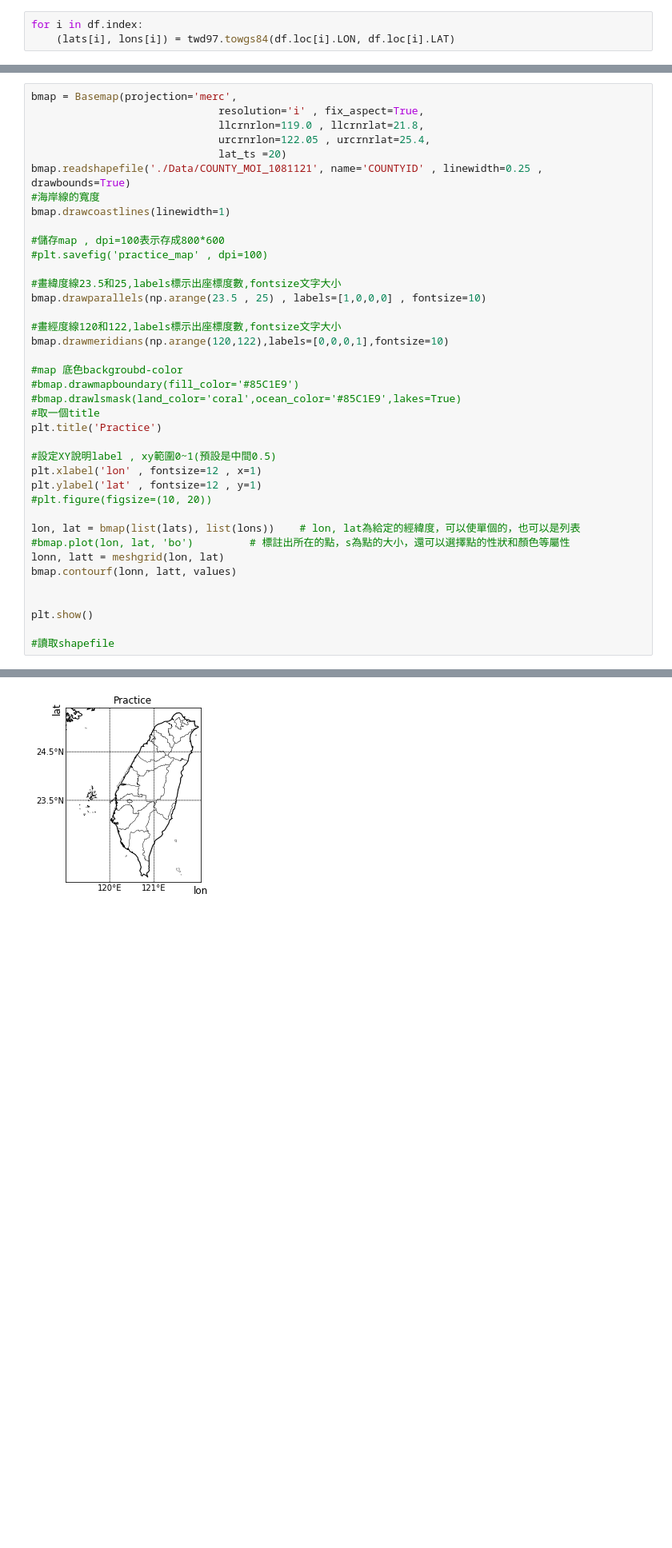
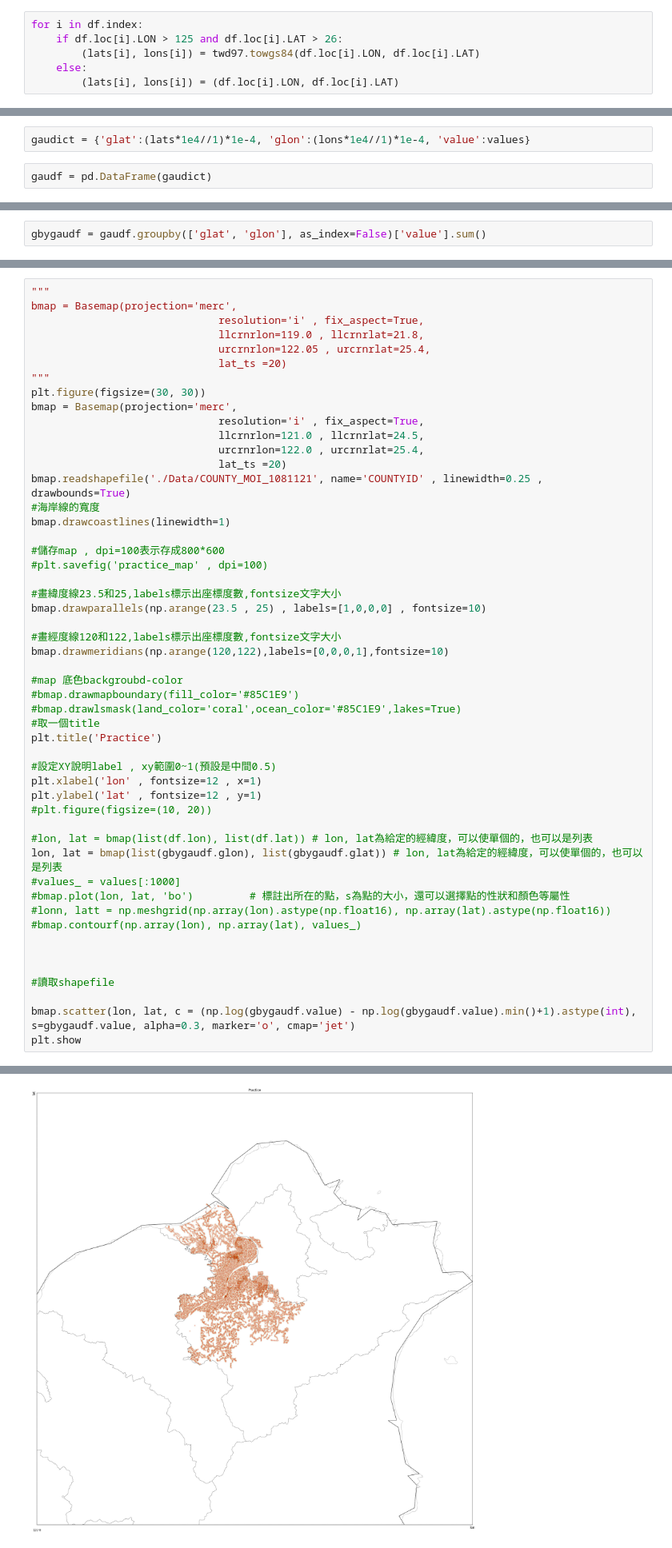
Before and after one commit to qa276390/RIFA, a Jupyter notebook: BaseMap.ipynb, the cells around one changed output, grey strips where cells are left out. Shown at 80% size. Drawn from its saved outputs; the diff is of its cells as text; blank space fills up the shorter version.

```diff
--- a/BaseMap.ipynb
+++ b/BaseMap.ipynb
@@ -35,7 +35,10 @@ lats = np.ones(len(df))
 lons = np.ones(len(df))
 # %%
 for i in df.index:
-    (lats[i], lons[i]) = twd97.towgs84(df.loc[i].LON, df.loc[i].LAT)
+    if df.loc[i].LON > 125 and df.loc[i].LAT > 26:
+        (lats[i], lons[i]) = twd97.towgs84(df.loc[i].LON, df.loc[i].LAT)
+    else:
+        (lats[i], lons[i]) = (df.loc[i].LON, df.loc[i].LAT)
 # %%
 df.lat = lats
 df.lon = lons
@@ -136,0 +155,4 @@ for i in range(len(df)):
+# %%
+gaudict = {'glat':(lats*1e4//1)*1e-4, 'glon':(lons*1e4//1)*1e-4, 'value':values}
+# %%
+gaudf = pd.DataFrame(gaudict)
@@ -137,12 +174,22 @@ for i in range(len(df)):
+# %%
+gbygaudf = gaudf.groupby(['glat', 'glon'], as_index=False)['value'].sum()
 # %%
 import os
 os.environ['PROJ_LIB'] = '/home/tsai/anaconda3/envs/RIFA/share/proj'
 from mpl_toolkits.basemap import Basemap
 # %%
+"""
 bmap = Basemap(projection='merc',
                               resolution='i' , fix_aspect=True,
                               llcrnrlon=119.0 , llcrnrlat=21.8,
                               urcrnrlon=122.05 , urcrnrlat=25.4,
+                              lat_ts =20)
+"""
+plt.figure(figsize=(30, 30))
+bmap = Basemap(projection='merc',
+                              resolution='i' , fix_aspect=True,
+                              llcrnrlon=121.0 , llcrnrlat=24.5,
+                              urcrnrlon=122.0 , urcrnrlat=25.4,
                               lat_ts =20)
 bmap.readshapefile('./Data/COUNTY_MOI_1081121', name='COUNTYID' , linewidth=0.25 , drawbounds=True)
 #海岸線的寬度
@@ -168,14 +215,18 @@ plt.xlabel('lon' , fontsize=12 , x=1)
 plt.ylabel('lat' , fontsize=12 , y=1)
 #plt.figure(figsize=(10, 20))
 
-lon, lat = bmap(list(lats), list(lons))    # lon, lat為給定的經緯度，可以使單個的，也可以是列表
+#lon, lat = bmap(list(df.lon), list(df.lat)) # lon, lat為給定的經緯度，可以使單個的，也可以是列表
+lon, lat = bmap(list(gbygaudf.glon), list(gbygaudf.glat)) # lon, lat為給定的經緯度，可以使單個的，也可以是列表
+#values_ = values[:1000]
 #bmap.plot(lon, lat, 'bo')         # 標註出所在的點，s為點的大小，還可以選擇點的性狀和顏色等屬性
-lonn, latt = meshgrid(lon, lat)
-bmap.contourf(lonn, latt, values)
+#lonn, latt = np.meshgrid(np.array(lon).astype(np.float16), np.array(lat).astype(np.float16))
+#bmap.contourf(np.array(lon), np.array(lat), values_)
 
 
-plt.show()
 
 #讀取shapefile
+
+bmap.scatter(lon, lat, c = (np.log(gbygaudf.value) - np.log(gbygaudf.value).min()+1).astype(int), s=gbygaudf.value, alpha=0.3, marker='o', cmap='jet')
+plt.show
 # %% [output]
 The dedent function was deprecated in Matplotlib 3.1 and will be removed in 3.3. Use inspect.cleandoc instead.
@@ -185 +236 @@ NameError: name 'meshgrid' is not defined
-[figure, old version]
+[figure, new version]
```
Also changed, not shown: parts of 29 cells of this notebook.
